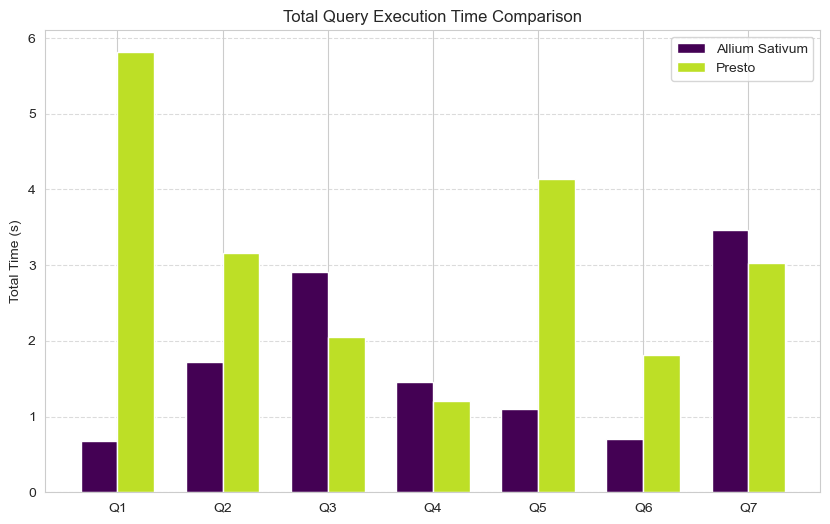
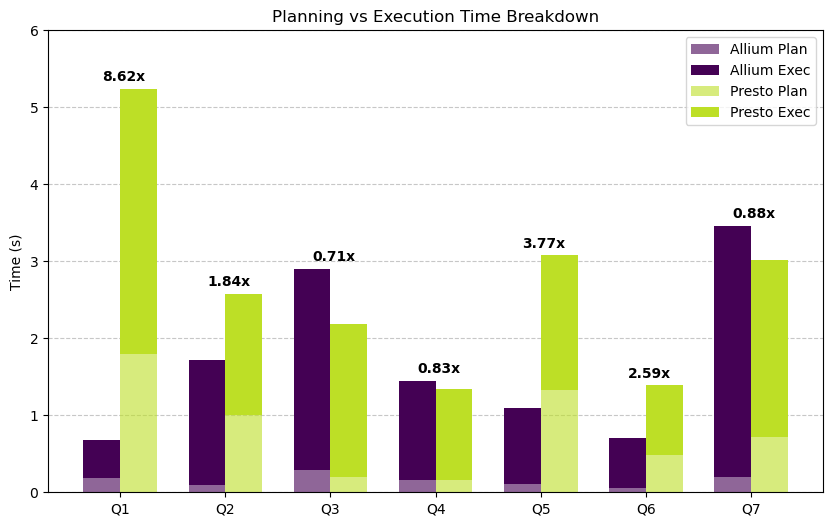
The change to this notebook cell's code, shown as a diff; its figure went from the first image to the second:
--- before
+++ after
@@ -30,36 +30,26 @@
 width = 0.35
 
-# Plot 1: Total Time Comparison
+
 plt.figure(figsize=(10, 6))
-plt.bar(x - width/2, df['allium_total'], width, label='Allium Sativum', color=colors[0])
-plt.bar(x + width/2, df['presto_total'], width, label='Presto', color=colors[3])
-plt.ylabel('Total Time (s)')
-plt.title('Total Query Execution Time Comparison')
-plt.xticks(x, df['query_short'])
-plt.legend()
-plt.grid(axis='y', linestyle='--', alpha=0.7)
-plt.savefig('images/fdbs_performance/performance_comparison.png')
-plt.show()
-plt.close()
+plt.bar(x - width/2, df['allium_plan_total'], width, label='Allium Plan', color=colors[0], alpha=0.6, zorder=2)
+plt.bar(x - width/2, df['allium_execute'], width, bottom=df['allium_plan_total'], label='Allium Exec', color=colors[0], zorder=2)
+plt.bar(x + width/2, df['presto_plan'], width, label='Presto Plan', color=colors[3], alpha=0.6, zorder=2)
+plt.bar(x + width/2, df['presto_execute'], width, bottom=df['presto_plan'], label='Presto Exec', color=colors[3], zorder=2)
 
-# Plot 2: Breakdown (Stacked)
-plt.figure(figsize=(10, 6))
-plt.bar(x - width/2, df['allium_plan_total'], width, label='Allium Plan', color=colors[0], alpha=0.6)
-plt.bar(x - width/2, df['allium_execute'], width, bottom=df['allium_plan_total'], label='Allium Exec', color=colors[0])
-plt.bar(x + width/2, df['presto_plan'], width, label='Presto Plan', color=colors[3], alpha=0.6)
-plt.bar(x + width/2, df['presto_total'], width, bottom=df['presto_plan'], label='Presto Exec', color=colors[3])
+for i, v in enumerate(df['speedup']):
+    position_presto = df['presto_execute'][i] + df['presto_plan'][i]
+    position_alliumsativum = df['allium_execute'][i] + df['allium_plan_total'][i]
+    plt.text(i - (width / 2), max(position_presto, position_alliumsativum) + 0.15, f"{v:.2f}x", va='center', fontweight='bold', zorder=2)
 
+plt.ylim(0, 6)
 plt.ylabel('Time (s)')
 plt.title('Planning vs Execution Time Breakdown')
 plt.xticks(x, df['query_short'])
 plt.legend()
-plt.grid(axis='y', linestyle='--', alpha=0.7)
-plt.savefig('images/fdbs_performance/performance_breakdown.png')
+plt.grid(axis='y', linestyle='--', alpha=0.7, zorder=1)
+plt.savefig('images/fdbs_performance/performance_breakdown.png', bbox_inches='tight', pad_inches=0.1)
 plt.show()
 plt.close()
 
 
-plt.tight_layout()
-plt.savefig('performance_comparison.png')
-
 # Save data

Commit: fix: Adjustment in data analysis